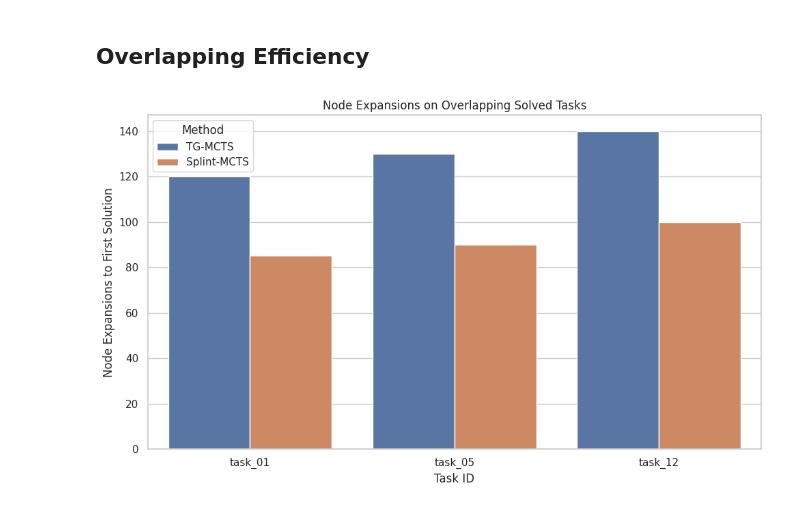
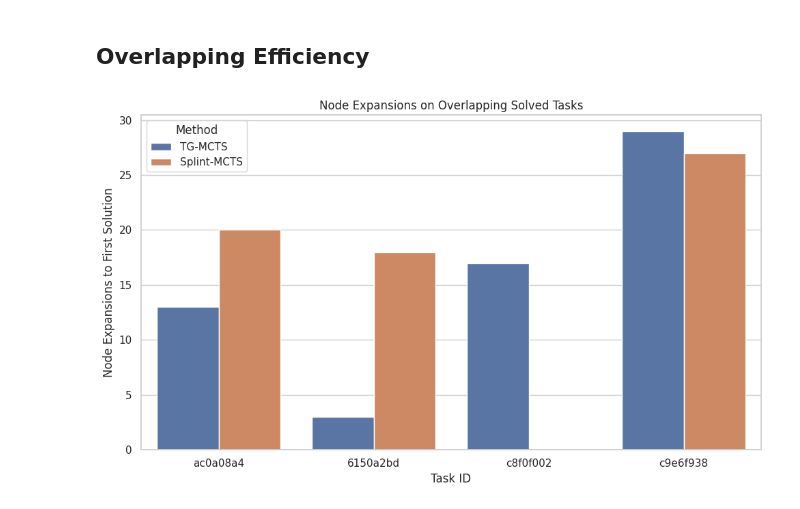
Before and after one commit to MGWSimpson/AlphaARC, a Jupyter notebook: analysis/search_results.ipynb, the cells around one changed output. Saved outputs shown, nothing was run; the diff lists cells and outputs as text; code cells hidden in the pictures.

```diff
--- a/analysis/search_results.ipynb
+++ b/analysis/search_results.ipynb
@@ -102,43 +102,49 @@ node_expansion_plot(solve_rates, budgets)
 # %%
 # can actually do this now.
 
 def plot_overlapping_efficiency(overlap, tg_mcts_nodes, splint_mcts_nodes):
     # Build DataFrame
     data = []
     for task in overlap:
         data.append({"Task": task, "Method": "TG-MCTS", "Nodes Used": tg_mcts_nodes[task]})
         data.append({"Task": task, "Method": "Splint-MCTS", "Nodes Used": splint_mcts_nodes[task]})
 
     df = pd.DataFrame(data)
 
     # Plot
     sns.set(style="whitegrid")
     plt.figure(figsize=(10, 6))
     ax = sns.barplot(data=df, x="Task", y="Nodes Used", hue="Method")
 
     ax.set_title("Node Expansions on Overlapping Solved Tasks")
     ax.set_ylabel("Node Expansions to First Solution")
     ax.set_xlabel("Task ID")
     plt.legend(title="Method")
     plt.tight_layout()
     plt.show()
 
-# Example overlapping tasks
-overlap = ["task_01", "task_05", "task_12"]
 
-# Node expansions per method (simulated values)
-tg_mcts_nodes = {
-    "task_01": 120,
-    "task_05": 130,
-    "task_12": 140,
-}
 
-splint_mcts_nodes = {
-    "task_01": 85,
-    "task_05": 90,
-    "task_12": 100,
-}
+def find_solved_tasks(path):
+    with open(path) as f:
+        data = json.load(f)
 
-plot_overlapping_efficiency(overlap, tg_mcts_nodes, splint_mcts_nodes)
+    solved_tasks = {}
+
+
+    for task in data:
+
+        if task['success']:
+            solved_tasks[task['task']] = task['extra']['nodes_expanded']
+
+
+    return solved_tasks
+
+tg_mcts_results = find_solved_tasks('../results/tgmcts/experiment_results.json')
+splint_mcts_results = find_solved_tasks('../results/splintmctsprior/experiment_results.json')
+intersection = list(set(tg_mcts_results.keys()) & set(splint_mcts_results.keys()))
+
+
+plot_overlapping_efficiency(intersection, tg_mcts_results, splint_mcts_results)
 # %% [output]
-[figure, old version]
+[figure, new version]
```
Also changed, not shown: parts of 3 cells of this notebook, 2 other files.
